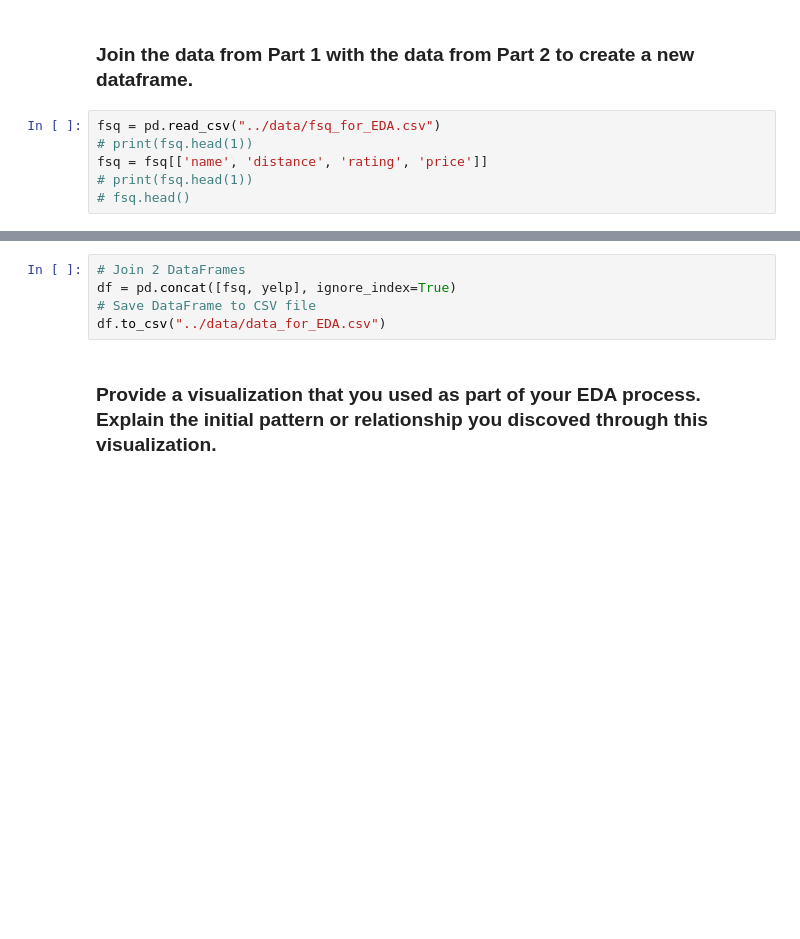
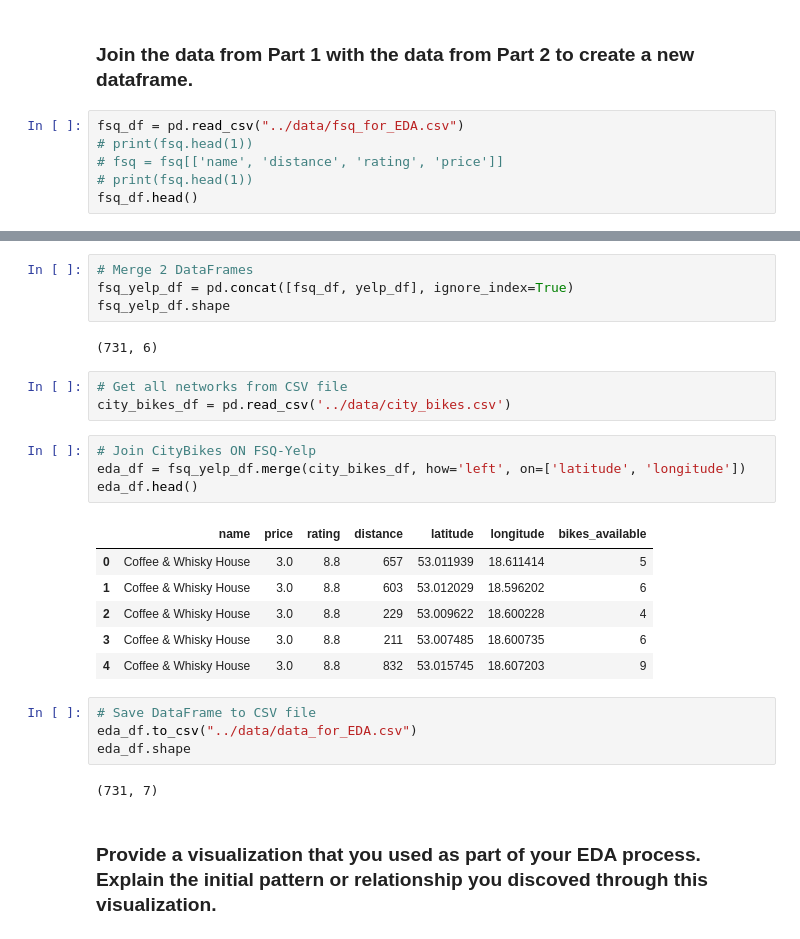
Before and after one commit to romansokolik/LHL-Final-Project-Statistical-Modelling-with-Python, a Jupyter notebook: notebooks/joining_data.ipynb, the cells around one changed output, grey strips where cells are left out. Saved outputs shown, nothing was run; the diff lists cells and outputs as text; blank space fills up the shorter version.

```diff
--- a/notebooks/joining_data.ipynb
+++ b/notebooks/joining_data.ipynb
@@ -9,8 +7,8 @@ sns.set_theme(color_codes=True)
 # %% [markdown]
 ### Join the data from Part 1 with the data from Part 2 to create a new dataframe.
 # %%
-fsq = pd.read_csv("../data/fsq_for_EDA.csv")
+fsq_df = pd.read_csv("../data/fsq_for_EDA.csv")
 # print(fsq.head(1))
-fsq = fsq[['name', 'distance', 'rating', 'price']]
+# fsq = fsq[['name', 'distance', 'rating', 'price']]
 # print(fsq.head(1))
-# fsq.head()
+fsq_df.head()
@@ -29,8 +40,29 @@ yelp['distance'] = yelp['distance'].apply(lambda x: int(x))
+# %%
+# Merge 2 DataFrames
+fsq_yelp_df = pd.concat([fsq_df, yelp_df], ignore_index=True)
+fsq_yelp_df.shape
+# %% [output]
+(731, 6)
+# %%
+# Get all networks from CSV file
+city_bikes_df = pd.read_csv('../data/city_bikes.csv')
+# %%
+# Join CityBikes ON FSQ-Yelp
+eda_df = fsq_yelp_df.merge(city_bikes_df, how='left', on=['latitude', 'longitude'])
+eda_df.head()
+# %% [output]
+|  | name | price | rating | distance | latitude | longitude | bikes_available |
+| 0 | Coffee & Whisky House | 3.0 | 8.8 | 657 | 53.011939 | 18.611414 | 5 |
+| 1 | Coffee & Whisky House | 3.0 | 8.8 | 603 | 53.012029 | 18.596202 | 6 |
+| 2 | Coffee & Whisky House | 3.0 | 8.8 | 229 | 53.009622 | 18.600228 | 4 |
+| 3 | Coffee & Whisky House | 3.0 | 8.8 | 211 | 53.007485 | 18.600735 | 6 |
+| 4 | Coffee & Whisky House | 3.0 | 8.8 | 832 | 53.015745 | 18.607203 | 9 |
 # %%
-# Join 2 DataFrames
-df = pd.concat([fsq, yelp], ignore_index=True)
 # Save DataFrame to CSV file
-df.to_csv("../data/data_for_EDA.csv")
+eda_df.to_csv("../data/data_for_EDA.csv")
+eda_df.shape
+# %% [output]
+(731, 7)
 # %% [markdown]
 ### Provide a visualization that you used as part of your EDA process. Explain the initial pattern or relationship you discoved through this visualization.
 # %%
```
Also changed, not shown: parts of 6 cells of this notebook, 10 other files.
